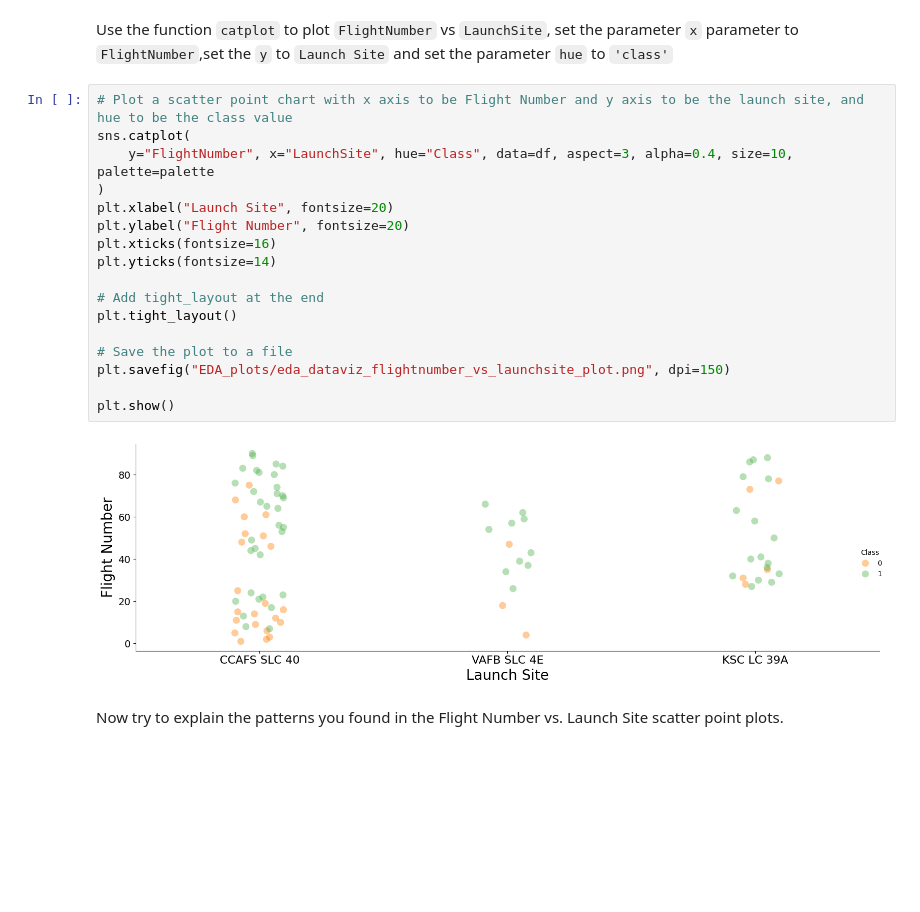
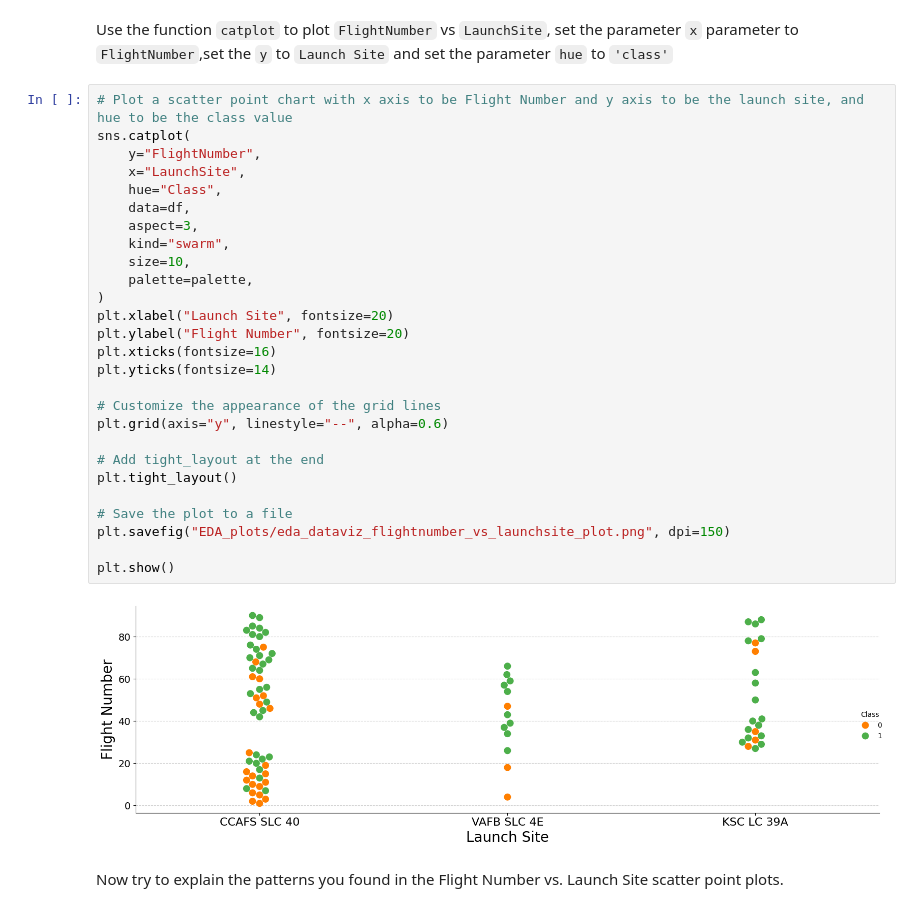
Before and after one commit to andreypomortsev/spacey-ibm-ds-project, a Jupyter notebook: eda_dataviz.ipynb, the cells around one changed output. Saved outputs shown, nothing was run; the diff lists cells and outputs as text; blank space fills up the shorter version.

```diff
--- a/eda_dataviz.ipynb
+++ b/eda_dataviz.ipynb
@@ -113,22 +124,32 @@ Use the function <code>catplot</code> to plot <code>FlightNumber</code> vs <code
 # %%
 # Plot a scatter point chart with x axis to be Flight Number and y axis to be the launch site, and hue to be the class value
 sns.catplot(
-    y="FlightNumber", x="LaunchSite", hue="Class", data=df, aspect=3, alpha=0.4, size=10, palette=palette
+    y="FlightNumber",
+    x="LaunchSite",
+    hue="Class",
+    data=df,
+    aspect=3,
+    kind="swarm",
+    size=10,
+    palette=palette,
 )
 plt.xlabel("Launch Site", fontsize=20)
 plt.ylabel("Flight Number", fontsize=20)
 plt.xticks(fontsize=16)
 plt.yticks(fontsize=14)
+
+# Customize the appearance of the grid lines
+plt.grid(axis="y", linestyle="--", alpha=0.6)
 
 # Add tight_layout at the end
 plt.tight_layout()
 
 # Save the plot to a file
 plt.savefig("EDA_plots/eda_dataviz_flightnumber_vs_launchsite_plot.png", dpi=150)
 
 plt.show()
 # %% [output]
-[figure, old version]
+[figure, new version]
 # %% [markdown]
 Now try to explain the patterns you found in the Flight Number vs. Launch Site scatter point plots.
 # %% [markdown]
```
Also changed, not shown: parts of 4 cells of this notebook.
